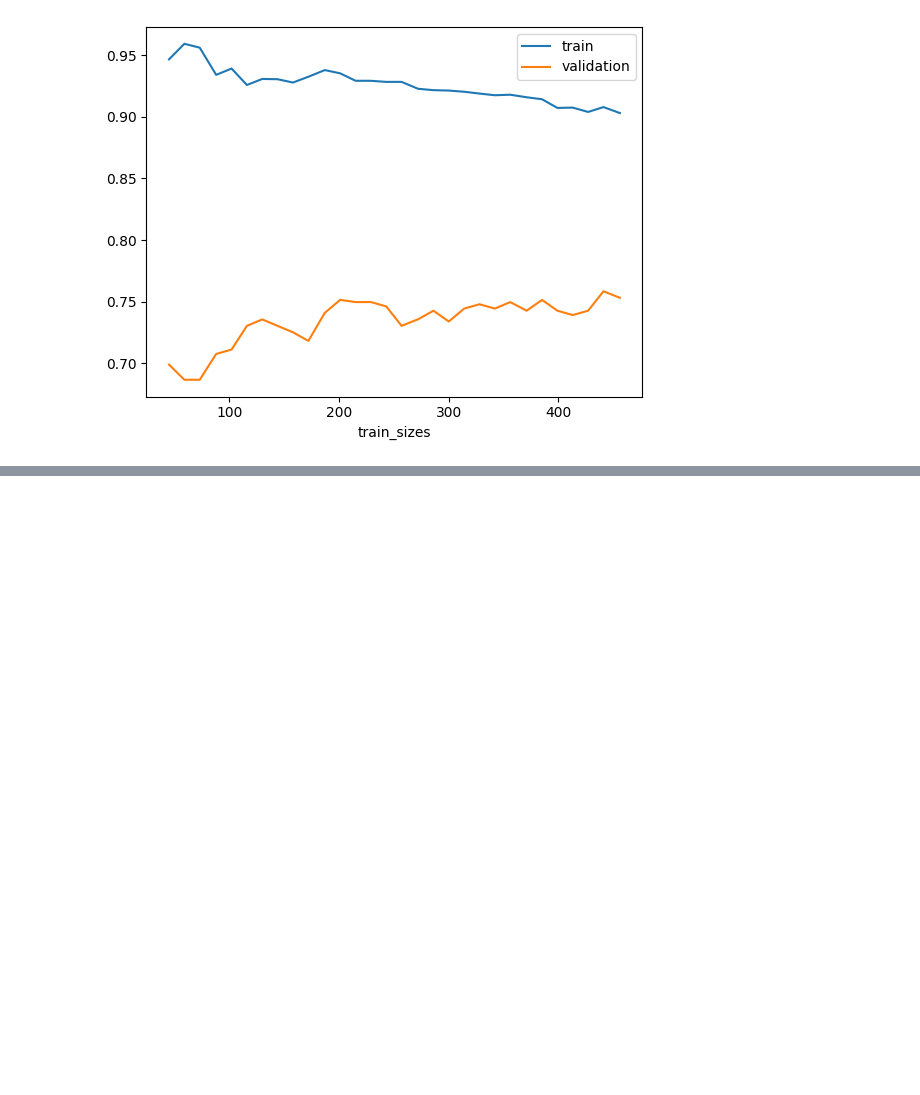
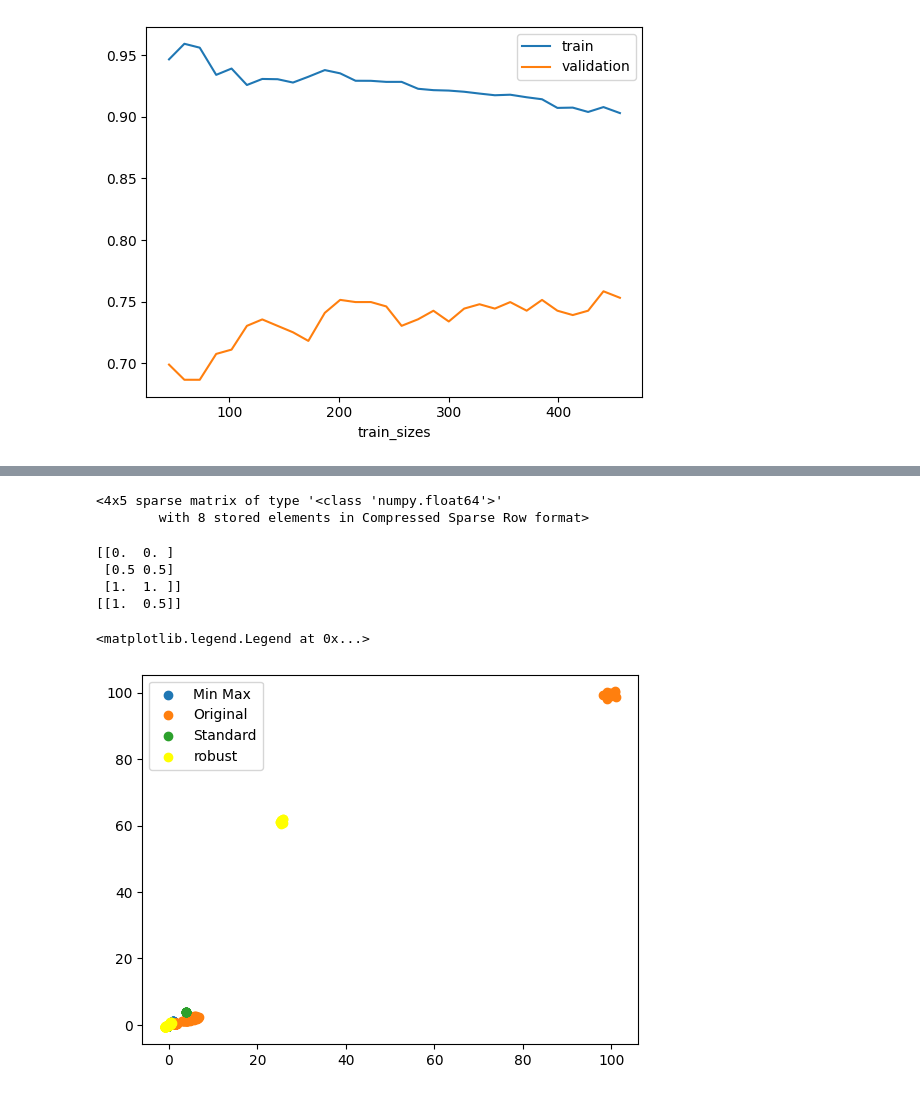
Before and after one commit to yahiaDZz/Trucs-SML, a Jupyter notebook: Untitled-1.ipynb, the cells around one changed output, grey strips where cells are left out. Cells and saved outputs as stored; diff of their text form; code cells hidden in the pictures; blank space fills up the shorter version.

```diff
--- a/Untitled-1.ipynb
+++ b/Untitled-1.ipynb
@@ -539,0 +651,67 @@ Avec parametres:
+# %%
+# ENCODAGE
+import numpy as np
+from sklearn.preprocessing import *
+X = np.array(
+    [['chat','poils'],
+    ['chien','poils'],
+    ['chat','poils'],
+    ['oiseau','plumes']])
+transformer = LabelEncoder() # utilisé en y: transformer UNE et UNE SEULE COLONNE en valeurs numeriques
+transformer = OrdinalEncoder() # utilisé en x: transformer plusieurs colonnes en valeurs numeriques
+encoder = LabelBinarizer() # utilisé en y: génére une matrice binaire de taille NxM
+                           # tq N: nombre de lignes de y, M: nombre de classes uniques de y
+encoder = OneHotEncoder() # utilisé en x: .............x, M: .............................x dans toutes les colonnes
+encoder.fit_transform(X)
+# %% [output]
+<4x5 sparse matrix of type '<class 'numpy.float64'>'
+        with 8 stored elements in Compressed Sparse Row format>
+# %%
+# NORMALISATION
+
+# MinMaxScaler: X_normalised = (X-X_min) / (X_max - X_min)
+# On a: ∀x ∈ X_normalised: 0<=x<=1
+from sklearn.preprocessing import *
+import numpy as np
+X = np.array([[70,90],
+              [80,100],
+              [90,110]])
+scaler = MinMaxScaler()
+# remarques: - on fait le scaling sur chaque colonne
+#            - la methode fit() sert à fixer les coefficients, tq X_max et X_min ainsi que la taille de l'input
+#              donc chaque fois qu'on transforme(), les paramètres sont fixes
+#              et les nouvelles données sont transformées comme s'il étaient
+#              dans la première transforme
+print(scaler.fit_transform(X))
+print(scaler.transform([[90,100]]))
+from sklearn.datasets import load_iris
+import matplotlib.pyplot as plt
+iris = load_iris()
+X = iris.data
+outliers = np.full((10,4),100) + np.random.randn(10,4)
+X = np.vstack((X,outliers))
+X_standard = StandardScaler().fit_transform(X) # centré réduite: X_standard = (X - moy(X)) / std(X)
+X_minmax = MinMaxScaler().fit_transform(X) # MiniMaximisé
+y = iris.target
+plt.scatter(X_minmax[:,2],X_minmax[:,3],label='Min Max')
+plt.scatter(X[:,2],X[:,3],label='Original')
+plt.scatter(X_standard[:,2],X_standard[:,3],label='Standard')
+
+# REMARQUE IMPORTANTE: eviter d'utiliser le minmax ou
+# le standard s'il existe des valeurs aberrantes (outliers)
+
+# D'ou viens ...
+
+# Robust Scaler: peu sensible aux outliers
+# X_robust = (X - mediane) / IQR
+# IQR: inter quartile entre Q1 et Q3
+X_robust = RobustScaler().fit_transform(X)
+plt.scatter(X_robust[:,2],X_robust[:,3],c='yellow',label='robust')
+plt.legend()
+# %% [output]
+[[0.  0. ]
+ [0.5 0.5]
+ [1.  1. ]]
+[[1.  0.5]]
+<matplotlib.legend.Legend at 0x...>
+[figure, added]
```
Also changed, not shown: parts of 22 cells of this notebook.
